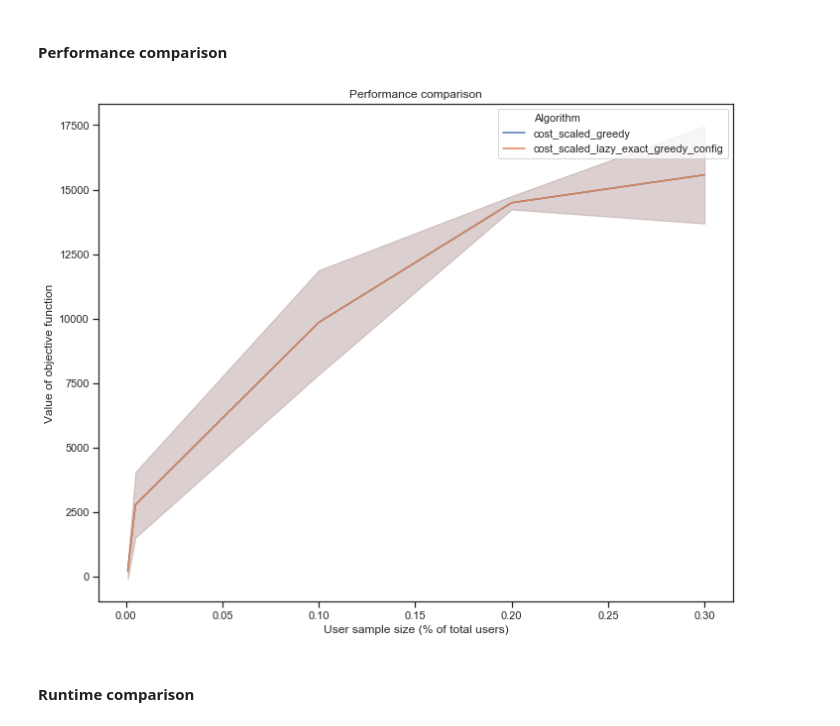
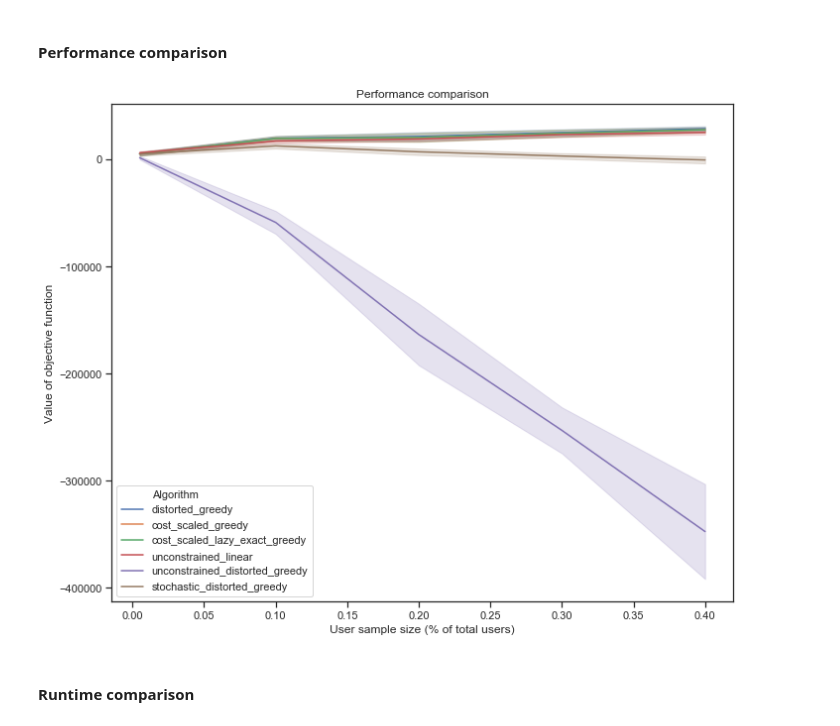
Before and after one commit to smnikolakaki/submodular-linear-cost-maximization, a Jupyter notebook: jupyter/Experiment_greedy_exact_evaluations.ipynb, the cells around one changed output. Cells and saved outputs as stored; diff of their text form; code cells hidden in the pictures.

Commit message:
SN: Added stochastic distorted greedy plot

```diff
--- a/jupyter/Experiment_greedy_exact_evaluations.ipynb
+++ b/jupyter/Experiment_greedy_exact_evaluations.ipynb
@@ -48,7 +48,7 @@ def save_fig(fig, filename):
 # %% [markdown]
 ### Plots
 # %%
-df = pd.read_csv("/Users/smnikolakaki/GitHub/submodular-linear-cost-maximization/jupyter/experiment_01.csv",
+df = pd.read_csv("/Users/smnikolakaki/GitHub/submodular-linear-cost-maximization/jupyter/experiment_00.csv",
                 header=0,
                 index_col=False)
 
@@ -83,14 +81,20 @@ def plot_performance_comparison(df):
     ax = plt.gca()
     return fig, ax
 # %%
-df0 = df[(df.Algorithm == 'cost_scaled_greedy')
-       |(df.Algorithm == 'cost_scaled_lazy_exact_greedy')]
-df0 = df
+df = df[(df.Algorithm == 'distorted_greedy')
+        |(df.Algorithm == 'cost_scaled_greedy')
+        |(df.Algorithm == 'cost_scaled_lazy_exact_greedy')
+        |(df.Algorithm == 'unconstrained_linear')
+        |(df.Algorithm == 'unconstrained_distorted_greedy')
+        |(df.Algorithm == 'stochastic_distorted_greedy')
+    ]
+df0 = df[(df['sample_epsilon'].isnull()) | (df['sample_epsilon'] == 0.01)]
+
 set_style()
 fig, axes = plot_performance_comparison(df0)
 set_size(fig, 10, 8)
 # %% [output]
-[figure, old version]
+[figure, new version]
 # %% [markdown]
 #### Runtime comparison
 # %%
```
Also changed, not shown: parts of 5 cells of this notebook.
